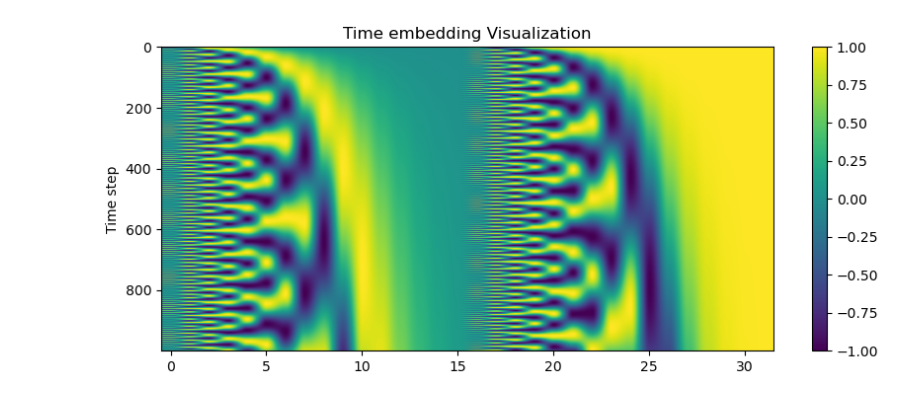
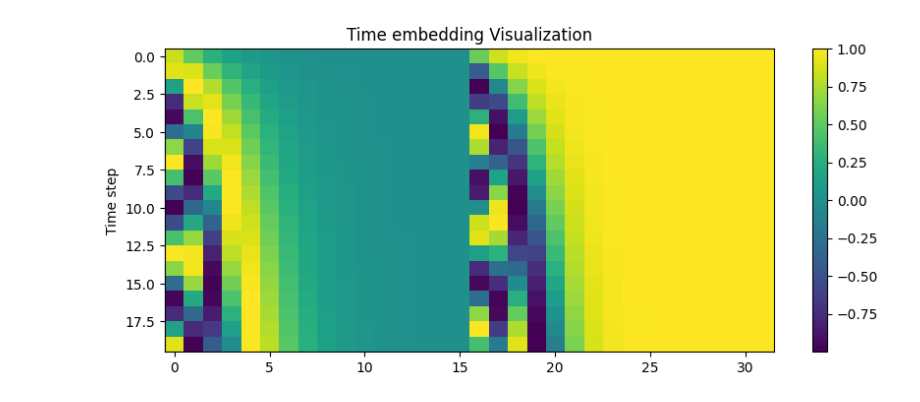
Before and after one commit to SamyMokeddem/Deep, a Jupyter notebook: project/diffusionWind.ipynb, the cells around one changed output. Cells and saved outputs as stored; diff of their text form; code cells hidden in the pictures.

```diff
--- a/project/diffusionWind.ipynb
+++ b/project/diffusionWind.ipynb
@@ -87,3 +52,7 @@ max_noise = 0.02
+# %%
+T = 20 # T = 1000
+min_noise = 0.015 # 0.0001
+max_noise = 0.95 # 0.02
 # %%
 # From youtube tutorial. Could be re-implemented but seems good to me
 
@@ -157,16 +126,16 @@ class SinusoidalPositionEmbeddings(nn.Module):
 # %%
 # Illustrating the embeddings:
 import matplotlib.pyplot as plt
 
-all_t = torch.arange(1, 1001)
+all_t = torch.arange(1, T+1)
 test_embed = SinusoidalPositionEmbeddings(dim=32)
 output = test_embed(all_t)
 
 plt.figure(figsize=(10,4))
 plt.imshow(output, cmap='viridis', aspect='auto')
 plt.colorbar()
 plt.title('Time embedding Visualization')
 plt.ylabel('Time step')
 plt.show()
 # %% [output]
-[figure, old version]
+[figure, new version]
```
Also changed, not shown: parts of 47 cells of this notebook, 23 other files.
